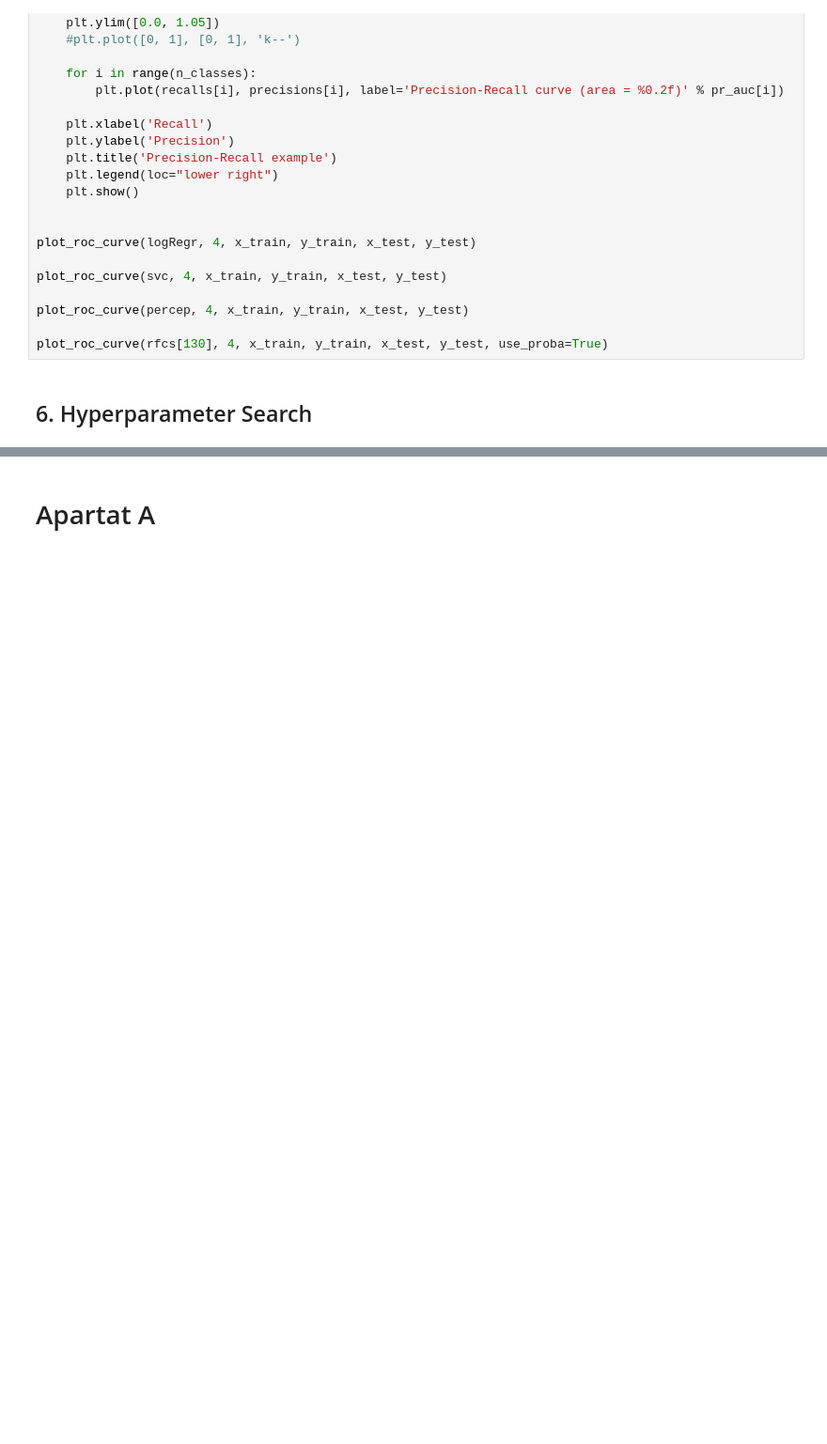
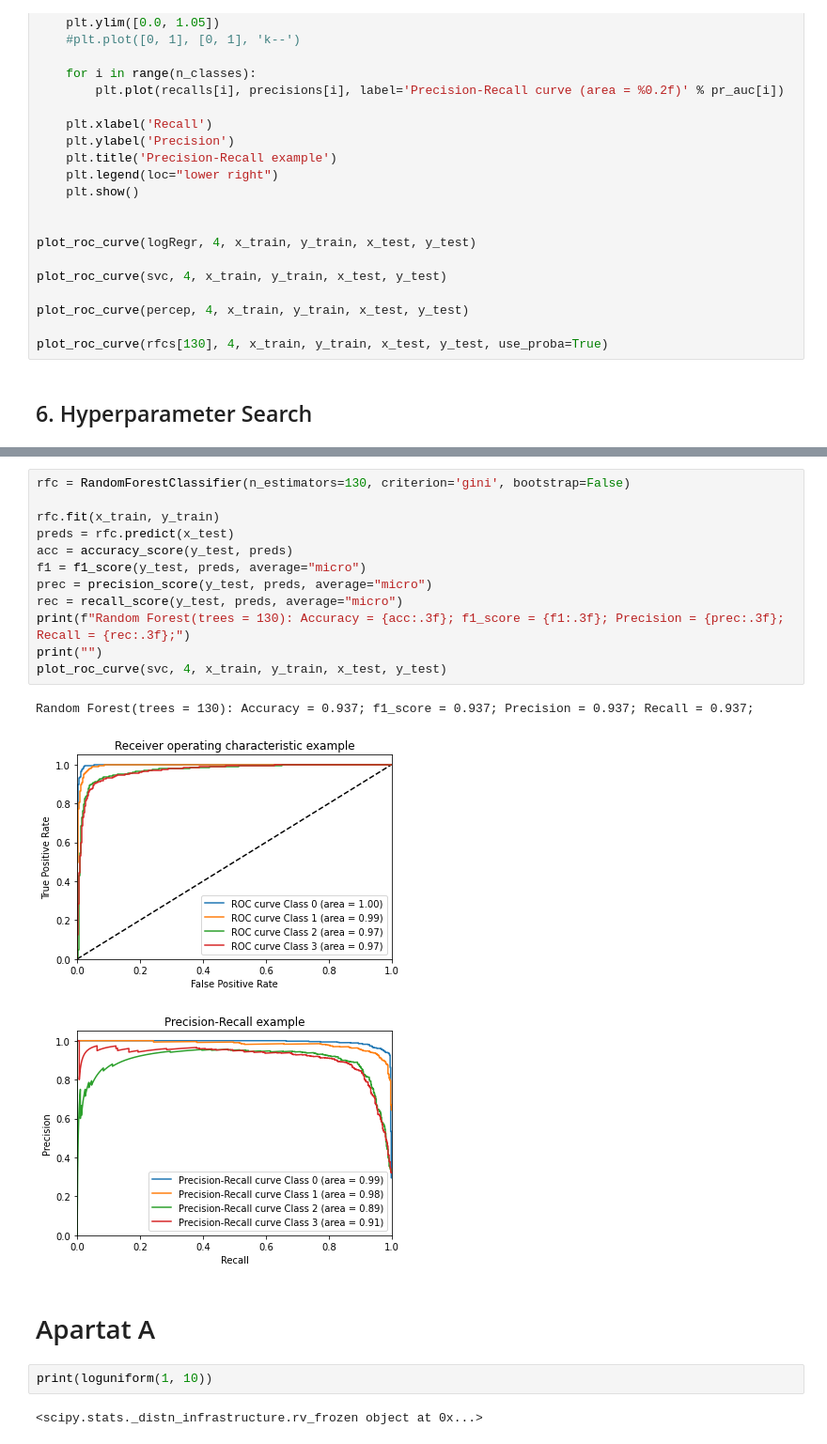
Before and after one commit to 1603295/Practica2_ApC, a Jupyter notebook: Practica2-Classificacio2022GEI/Practica2_apc.ipynb, the cells around one changed output, grey strips where cells are left out. Shown at 94% size. Cells and saved outputs as stored; diff of their text form; blank space fills up the shorter version.

```diff
--- a/Practica2-Classificacio2022GEI/Practica2_apc.ipynb
+++ b/Practica2-Classificacio2022GEI/Practica2_apc.ipynb
@@ -535,2 +688,22 @@ plot_roc_curve(rfcs[130], 4, x_train, y_train, x_test, y_test, use_proba=True)
+# %%
+rfc = RandomForestClassifier(n_estimators=130, criterion='gini', bootstrap=False)
+
+rfc.fit(x_train, y_train)
+preds = rfc.predict(x_test)
+acc = accuracy_score(y_test, preds)
+f1 = f1_score(y_test, preds, average="micro")
+prec = precision_score(y_test, preds, average="micro")
+rec = recall_score(y_test, preds, average="micro")
+print(f"Random Forest(trees = 130): Accuracy = {acc:.3f}; f1_score = {f1:.3f}; Precision = {prec:.3f}; Recall = {rec:.3f};")
+print("")
+plot_roc_curve(svc, 4, x_train, y_train, x_test, y_test)
+# %% [output]
+Random Forest(trees = 130): Accuracy = 0.937; f1_score = 0.937; Precision = 0.937; Recall = 0.937;
+[figure, added]
+[figure, added]
 # %% [markdown]
 # Apartat A
+# %%
+print(loguniform(1, 10))
+# %% [output]
+<scipy.stats._distn_infrastructure.rv_frozen object at 0x...>
```
Also changed, not shown: parts of 9 cells of this notebook.
